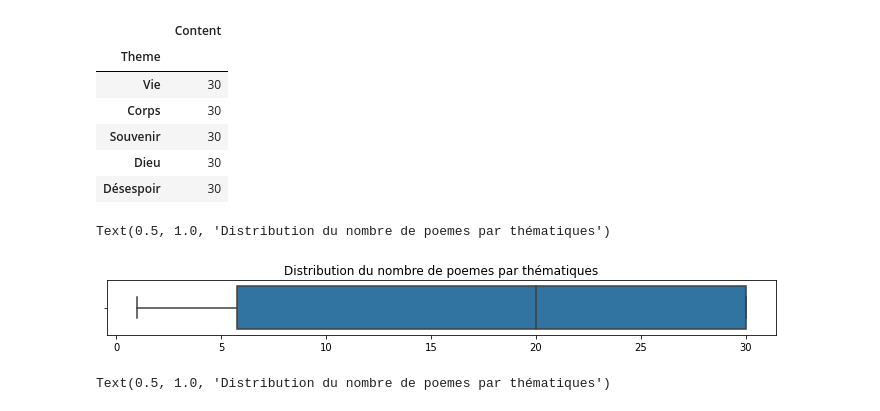
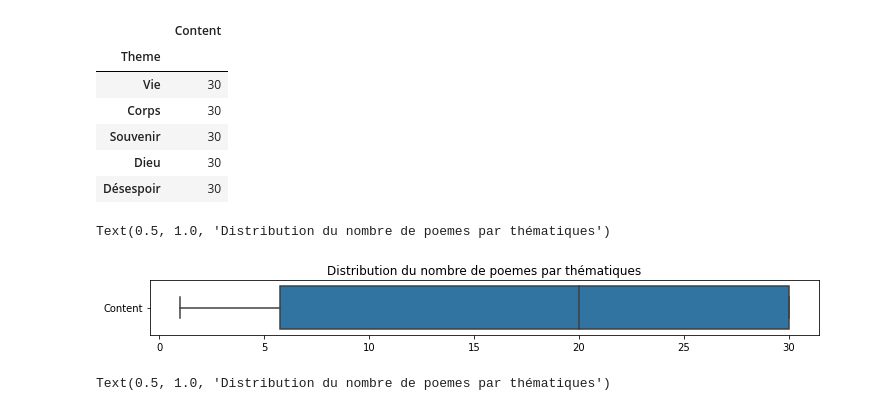
Before and after one commit to VincGargasson/Poems_generator_webapp, a Jupyter notebook: Notebooks/Poems_Preprocessing_for_NLP.ipynb, the cells around one changed output. Cells and saved outputs as stored; diff of their text form; code cells hidden in the pictures.

```diff
--- a/Notebooks/Poems_Preprocessing_for_NLP.ipynb
+++ b/Notebooks/Poems_Preprocessing_for_NLP.ipynb
@@ -47,11 +47,11 @@ Number of unique Theme : 124
 | Désespoir | 30 |
 # %%
 fig = plt.subplots(figsize=(12,1))
-sns.boxplot(df_theme_agg)
+sns.boxplot(data=df_theme_agg,orient='h')
 plt.title("Distribution du nombre de poemes par thématiques")
 # %% [output]
 Text(0.5, 1.0, 'Distribution du nombre de poemes par thématiques')
-[figure, old version]
+[figure, new version]
 # %%
 sub_df_theme_agg = df_theme_agg[df_theme_agg['Content'] > 10]
 fig = plt.subplots(figsize=(8,15))
```
Also changed, not shown: parts of 8 cells of this notebook.
